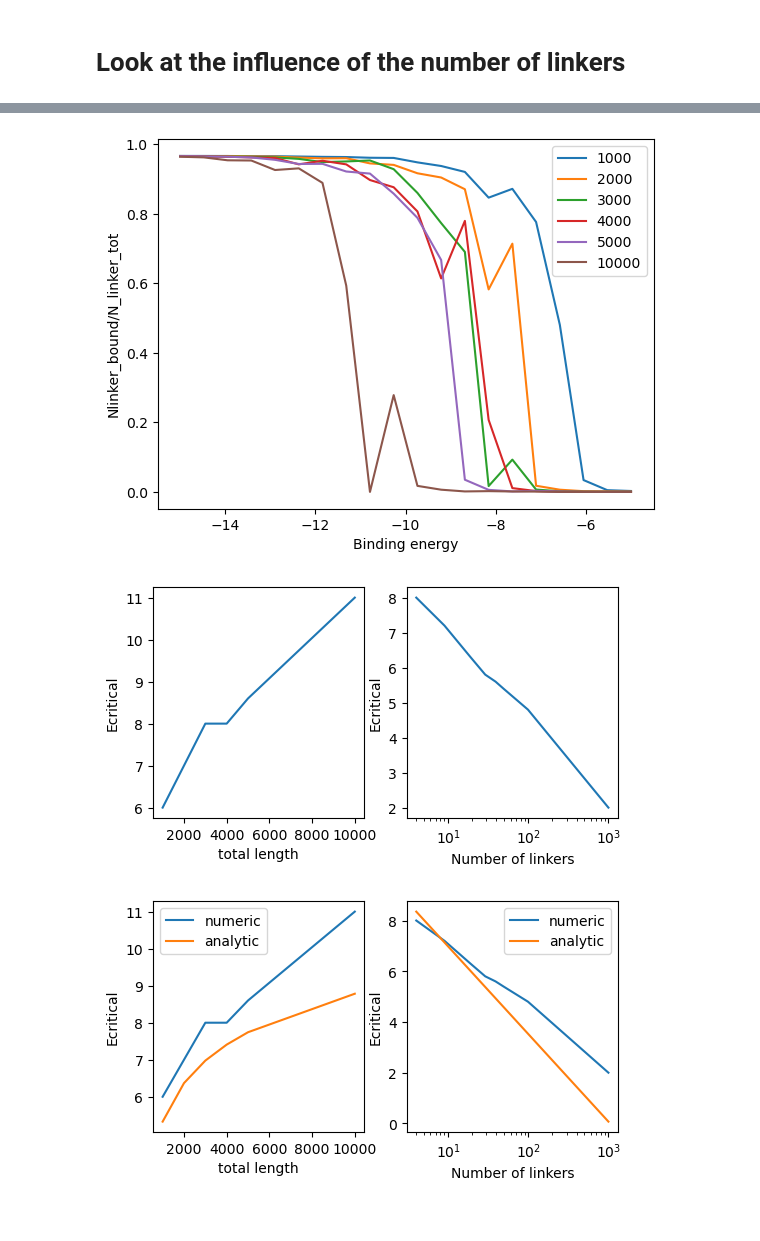
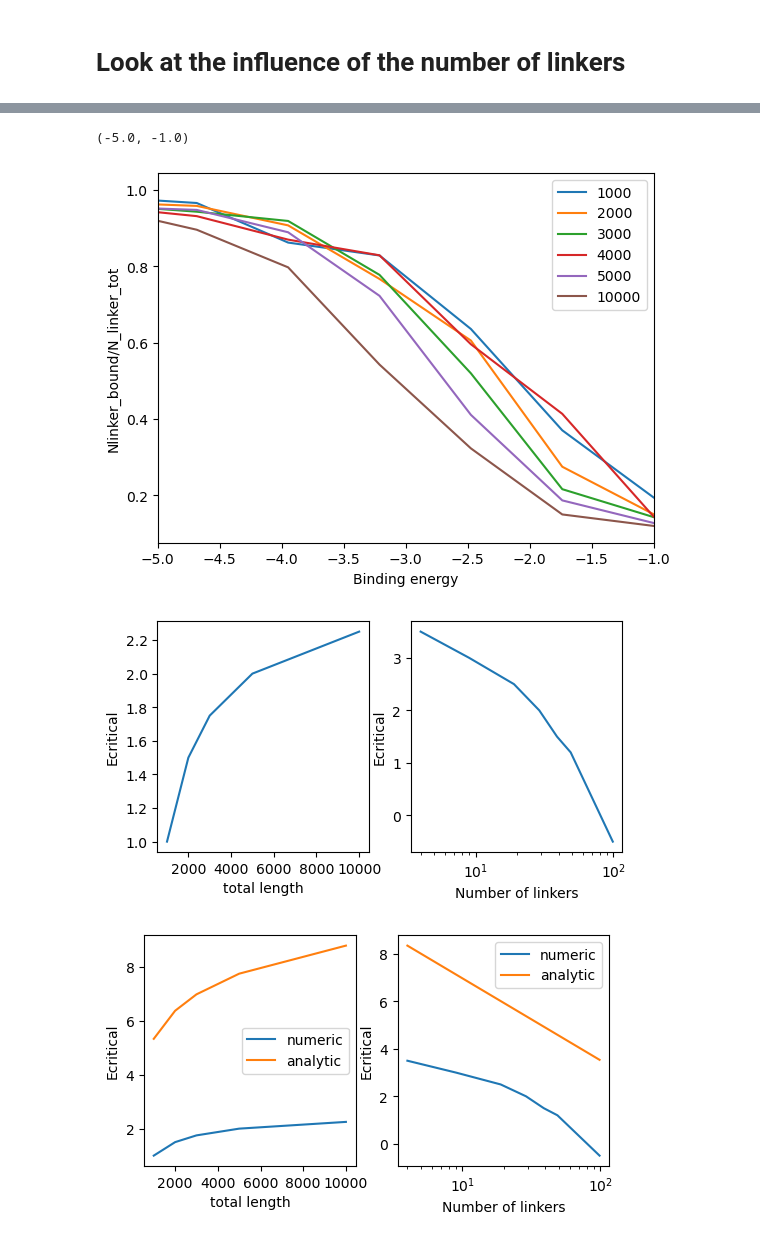
Before and after one commit to cachetdaspirine/Understand_aging_model, a Jupyter notebook: Phase_transition_linker_T/Nlinker/Simulate_with_fixed_number_of_linker.ipynb, the cells around one changed output, grey strips where cells are left out. Cells and saved outputs as stored; diff of their text form; code cells hidden in the pictures.

```diff
--- a/Phase_transition_linker_T/Nlinker/Simulate_with_fixed_number_of_linker.ipynb
+++ b/Phase_transition_linker_T/Nlinker/Simulate_with_fixed_number_of_linker.ipynb
@@ -55,11 +55,11 @@ class Simulation(Sim.ParallelSimulation):
 # Look at the influence of the number of linkers
 # %%
 Npoints = 20
-Nlinker = 50
+Nlinker = 10
 ell_tot = 10**4
-#kdiff = Nlinker/ (4/3 * np.pi * (ell_tot /2)**1.5)
-kdiff = 2*((ell_tot/6)**1.5/Nlinker**0.5*3/4*np.pi)**(-1)
-Energy = np.linspace(-15,5,Npoints)
+V = 2*((ell_tot/6)**1.5/Nlinker**0.5*3/4*np.pi)
+kdiff = 1000/(V) # for 3D
+Energy = np.linspace(-15,0,Npoints)
 seeds = [np.random.randint(0,1000000) for _ in range(Npoints)]
 
 step_tot = 10**4
@@ -153,8 +153,8 @@ plt.savefig('N_linker_E_transition.svg',transparent=True,bbox_inches='tight')
 # %%
 Ell_E_transition = dict()
 gillespie_params.update({'Nlinker':Nlinker})
-gillespie_params.update({'BindingEnergy':np.linspace(-15,-5,Npoints)})
-names = [str(truncate(e,3)) for e in np.linspace(-15,-5,Npoints)]
+gillespie_params.update({'BindingEnergy':np.linspace(-15,-1,Npoints)})
+names = [str(truncate(e,3)) for e in np.linspace(-15,-1,Npoints)]
 for L in [1000,2000,3000,4000,5000,10**4]:
     gillespie_params.update({'ell_tot':L})
     Sim = Simulation(gillespie_params,simulation_param,cpu_param,names,steps)
@@ -184,12 +184,16 @@ for key,value in Ell_E_transition.items():
 plt.xlabel('Binding energy')
 plt.ylabel('Nlinker_bound/N_linker_tot')
 plt.legend()
-plt.savefig('Ell_E_transition.svg',transparent=True,bbox_inches='tight')
+plt.xlim(-5,-1)
+#plt.savefig('Ell_E_transition.svg',transparent=True,bbox_inches='tight')
 # %% [output]
+(-5.0, -1.0)
-[figure, old version]
+[figure, new version]
 # %%
-Ec_L = np.array([[1000,-6],[2000,-7],[3000,-8],[4000,-8],[5000,-8.6],[10**4,-11]])
-Ec_N = np.array([[4,-8],[9,-7.2],[19,-6.3],[29,-5.8],[39,-5.6],[49,-5.4],[99,-4.8],[999,-2]])
+#Ec_L = np.array([[1000,-6],[2000,-7],[3000,-8],[4000,-8],[5000,-8.6],[10**4,-11]])
+Ec_L = np.array([[1000,-1],[2000,-1.5],[3000,-1.75],[5000,-2],[10000,-2.25]])
+Ec_N = np.array([[4,-3.5],[9,-3],[19,-2.5],[29,-2],[39,-1.5],[49,-1.2],[99,0.5]])
+#Ec_N = np.array([[4,-8],[9,-7.2],[19,-6.3],[29,-5.8],[39,-5.6],[49,-5.4],[99,-4.8],[999,-2]])
 fig,ax = plt.subplots(ncols=2,figsize=(6,3))
 ax[0].plot(Ec_L[:,0],-Ec_L[:,1])
 ax[1].plot(Ec_N[:,0],-Ec_N[:,1])
@@ -200,24 +204,24 @@ ax[1].set_ylabel('Ecritical')
 ax[1].set_xscale('log')
 fig.savefig('transition_N_Ell.svg',transparent=True,bbox_inches='tight')
 # %% [output]
-[figure, old version]
+[figure, new version]
 # %%
 Ec = lambda L,N : 3/2*np.log(L/N* np.pi/3)
 # %%
-Ec_L = np.array([[1000,-6],[2000,-7],[3000,-8],[4000,-8],[5000,-8.6],[10**4,-11]])
-Ec_N = np.array([[4,-8],[9,-7.2],[19,-6.3],[29,-5.8],[39,-5.6],[49,-5.4],[99,-4.8],[999,-2]])
+#Ec_L = np.array([[1000,-6],[2000,-7],[3000,-8],[4000,-8],[5000,-8.6],[10**4,-11]])
+#Ec_N = np.array([[4,-8],[9,-7.2],[19,-6.3],[29,-5.8],[39,-5.6],[49,-5.4],[99,-4.8],[999,-2]])
 fig,ax = plt.subplots(ncols=2,figsize=(6,3))
 ax[0].plot(Ec_L[:,0],-Ec_L[:,1],label='numeric')
 ax[0].plot(Ec_L[:,0],Ec(Ec_L[:,0],30),label='analytic')
 ax[1].plot(Ec_N[:,0],-Ec_N[:,1],label='numeric')
 ax[1].plot(Ec_N[:,0],Ec(1000,Ec_N[:,0]),label='analytic')
 ax[0].set_xlabel('total length')
 ax[0].set_ylabel('Ecritical')
 ax[1].set_xlabel('Number of linkers')
 ax[1].set_ylabel('Ecritical')
 ax[1].set_xscale('log')
 ax[0].legend()
 ax[1].legend()
 plt.savefig('comparison_analytic_numeric.svg',bbox_inches='tight',transparent=True)
 # %% [output]
-[figure, old version]
+[figure, new version]
```
Also changed, not shown: parts of 8 cells of this notebook, 5 other files.
